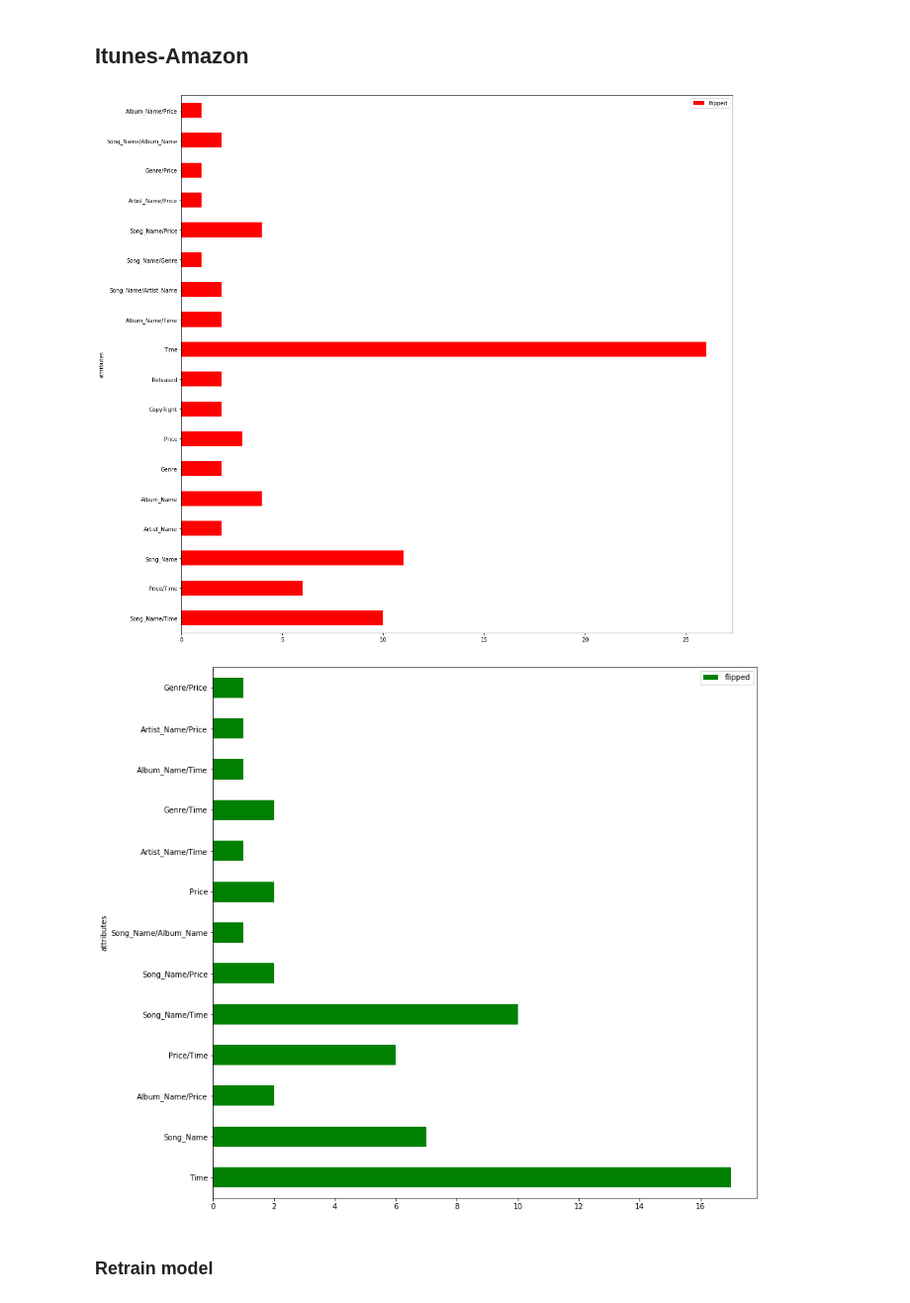
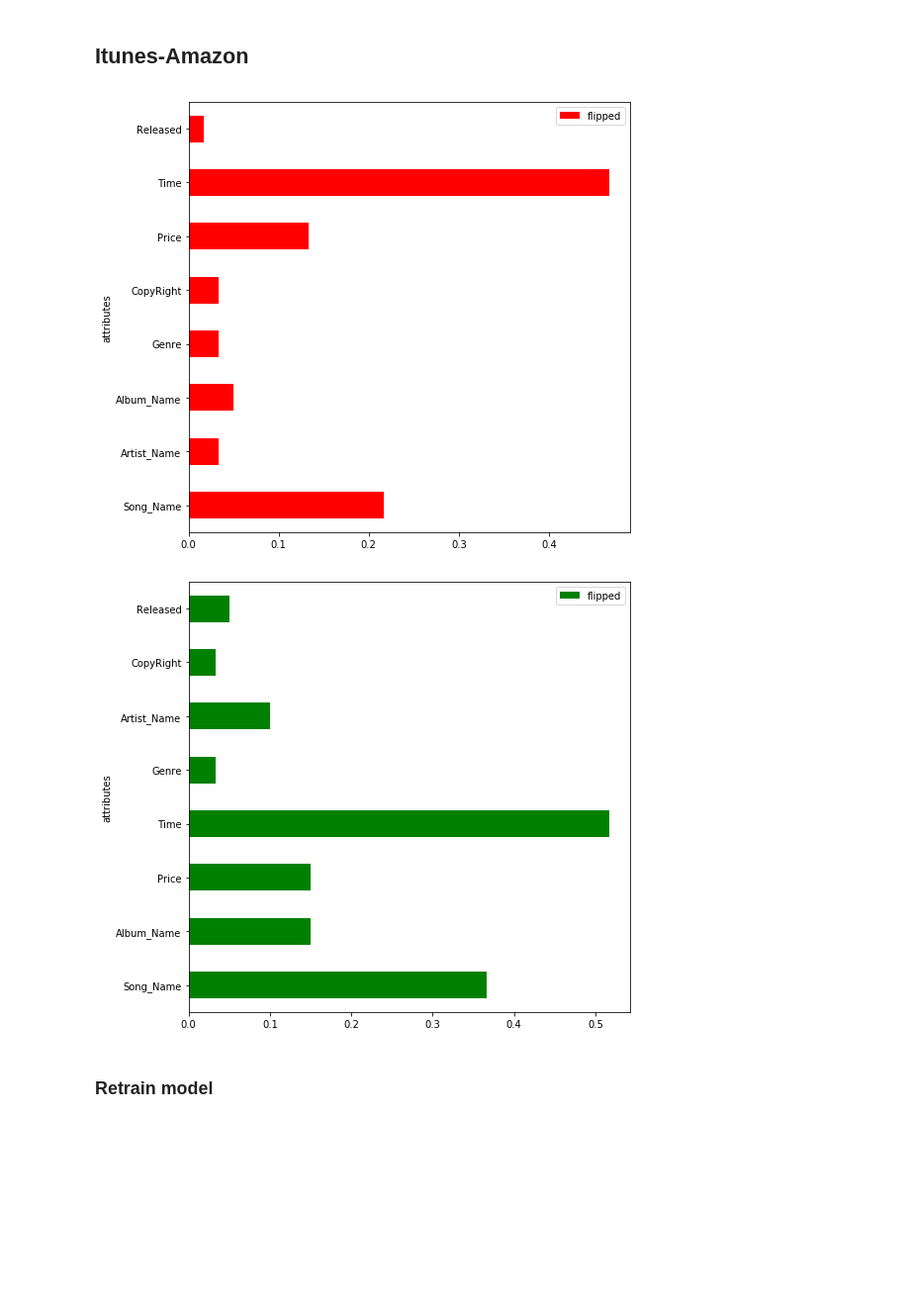
Before and after one commit to vincenzomartello/deepmatcher-experiments, a Jupyter notebook: Mojito2.ipynb, the cells around one changed output. Shown at 99% size. Cells and saved outputs as stored; diff of their text form; code cells hidden in the pictures; blank space fills up the shorter version.

Commit message:
refactoring triangle method

```diff
--- a/Mojito2.ipynb
+++ b/Mojito2.ipynb
@@ -39 +40,8 @@ ITUNES_DIR = 'datasets/Structured/itunes-amazon/'
+# %%
+ITUNES_DIR = 'datasets/Structured/itunes-amazon/'
+test_df = pd.read_csv(ITUNES_DIR+'augmented_test.csv')
+tableA_itunes = pd.read_csv(ITUNES_DIR+'tableA.csv',dtype=str)
+tableB_itunes = pd.read_csv(ITUNES_DIR+'tableB.csv',dtype=str)
+# %%
+predict_fn = lambda data,model,ignore:wrapDm(data,model,ignore_columns=ignore,batch_size=1)
 # %%
@@ -41,13 +50,14 @@ neg_rankings_itunes,flipped_neg_itunes = itunes_explainer.getRankingsBlackBox(IT
 # %%
-pos_rankings_itunes,flippedPos_itunes = itunes_explainer.getRankingsBlackBox(ITUNES_DIR,1,2,augment_test=True)
+pos_rankings_itunes,flippedPos_itunes = itunes_explainer.getRankingsBlackBox(test_df,[tableA_itunes,tableB_itunes],
+                                                                             predict_fn,1,1)
 # %%
-plt,negRank = aggregateRankings(neg_rankings_itunes,positive=False,maxLenAttributes=2)
+plt,negRank = aggregateRankings(neg_rankings_itunes,positive=False,maxLenAttributes=1,lenTriangles=63)
 # %% [output]
-[figure, old version]
+[figure, new version]
 # %%
-plt,posRank = aggregateRankings(pos_rankings_itunes,positive=True,maxLenAttributes=2)
+plt,posRank = aggregateRankings(pos_rankings_itunes,positive=True,maxLenAttributes=1,lenTriangles=60)
 # %% [output]
-[figure, old version]
+[figure, new version]
 # %% [markdown]
 ### Retrain model
 # %%
```
Also changed, not shown: parts of 18 cells of this notebook, 31 other files.
